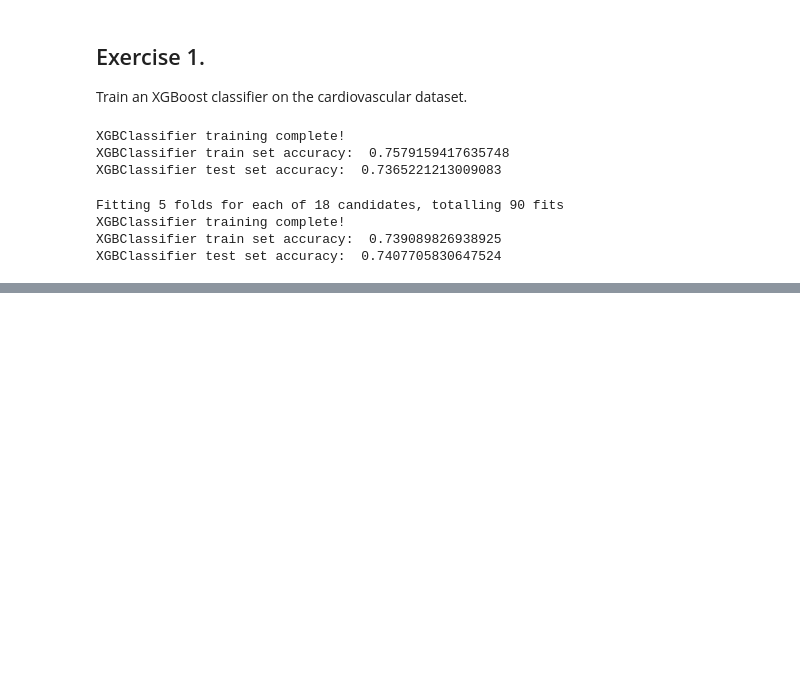
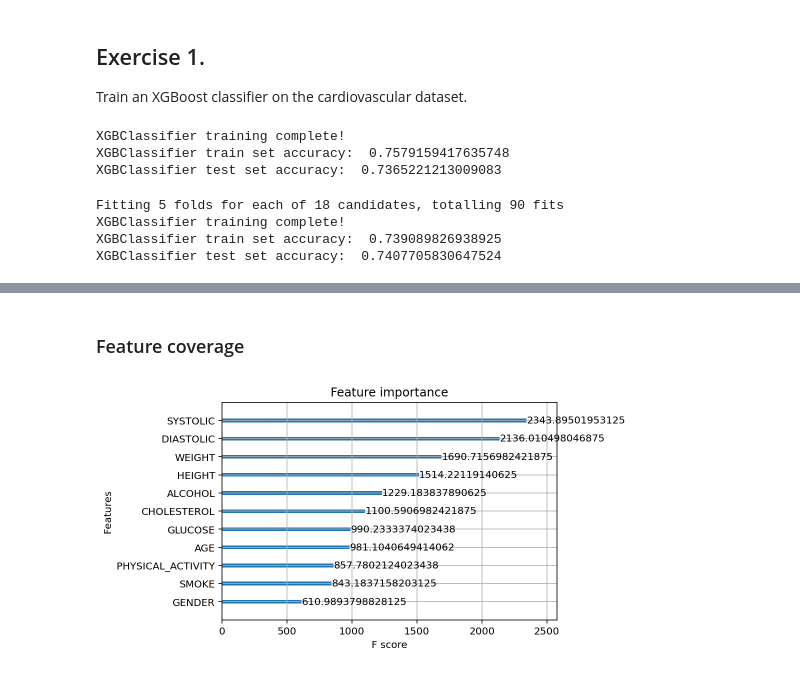
Before and after one commit to titoghose/CAIPM_SS_ML, a Jupyter notebook: classification_models_solution.ipynb, the cells around one changed output, grey strips where cells are left out. Drawn from its saved outputs; the diff is of its cells as text; code cells hidden in the pictures; blank space fills up the shorter version.

```diff
--- a/classification_models_solution.ipynb
+++ b/classification_models_solution.ipynb
@@ -117,0 +128,9 @@ XGBClassifier test set accuracy:  0.7407705830647524
+# %% [markdown]
+### Feature coverage
+# %%
+xgboost.plot_importance(xgb_model, importance_type='cover')
+ax = plt.gca()
+ax.set_yticklabels([cardio_data.columns[int(i.get_text()[1:])] for i in ax.get_yticklabels()])
+plt.show()
+# %% [output]
+[figure, added]
```
Also changed, not shown: parts of 6 cells of this notebook, 1 other file.
